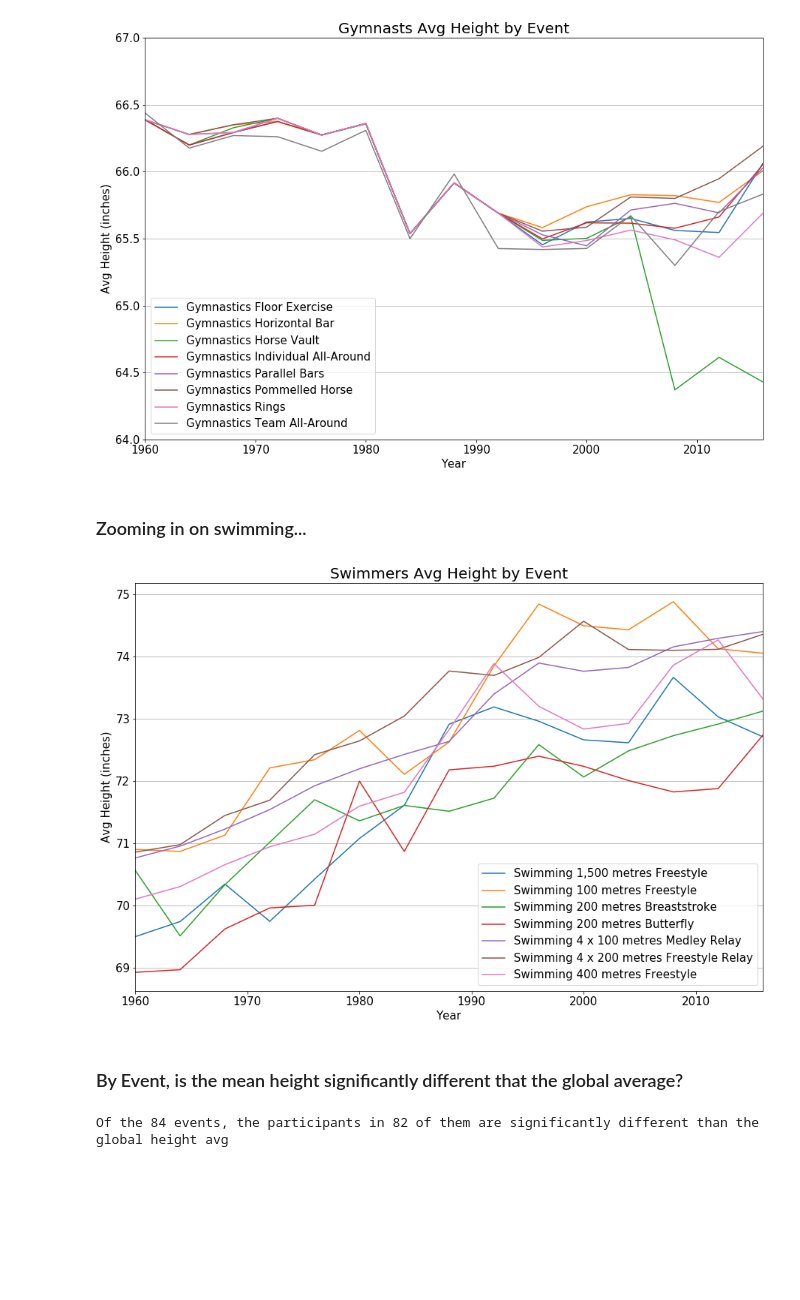
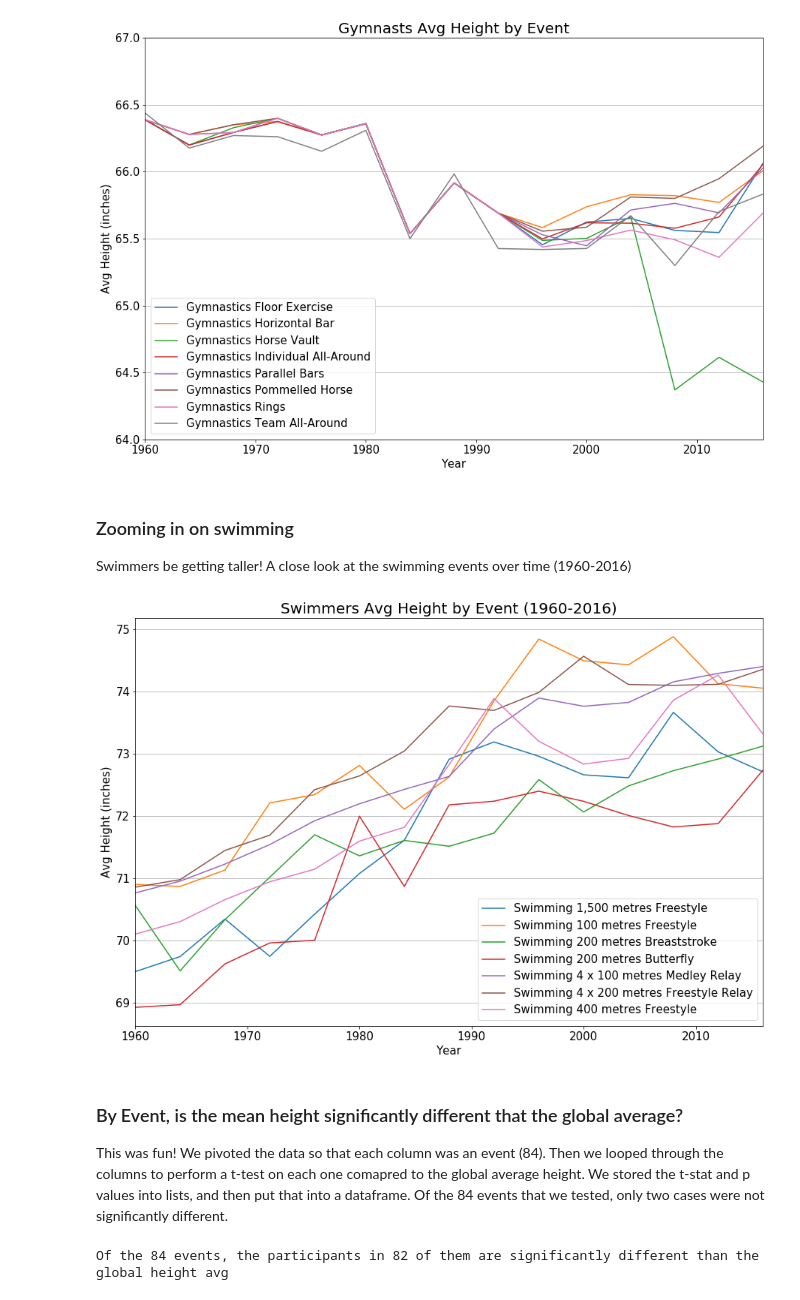
Before and after one commit to dowripple/ProjectOneRepo_JeremyKasieMichael, a Jupyter notebook: notebooks/OlympicHeights_Analysis.ipynb, the cells around one changed output. Cells and saved outputs as stored; diff of their text form; code cells hidden in the pictures; blank space fills up the shorter version.

```diff
--- a/notebooks/OlympicHeights_Analysis.ipynb
+++ b/notebooks/OlympicHeights_Analysis.ipynb
@@ -238,8 +244,9 @@ gym_chart.set_title('Gymnasts Avg Height by Event', fontdict={'fontsize': 20, 'f
 gym_chart.get_figure().savefig('..\images\gymers.png')
 # %% [output]
 [figure]
-# %% [markdown]
-### Zooming in on swimming...
+# %% [markdown]
+### Zooming in on swimming
+Swimmers be getting taller!  A close look at the swimming events over time (1960-2016)
 # %%
 # new df for just athletics
 swim_df = olympic_df.loc[olympic_df['Sport']=='Swimming']
@@ -249,37 +256,38 @@ swim_Avg = pd.DataFrame(swim_df.groupby(['Sub Event','Year'])['Height'].mean().r
 
 # rename column
 swim_Avg = swim_Avg.rename(columns={'Height':'Avg Height'})
 
 # pivot for charting
 swim_pivot = swim_Avg.pivot(index='Year', columns='Sub Event', values = 'Avg Height').reset_index()
 
 # build the column list
 columns = []
 for columnName, columnValues in swim_pivot.iteritems():
     if columnName != 'Year':
         columns.append(columnName)
 
 swim_chart = swim_pivot.plot(
     x='Year',
     y=columns,
     figsize=(15,10),
 #     title = 'Swimmers Avg Height by Event',
     fontsize = 15,
 #     ylim = (64,67),
     xlim = (1960, 2016)
 )
 
 swim_chart.set_xlabel("Year", fontsize=15)
 swim_chart.set_ylabel('Avg Height (inches)', fontsize=15)
 swim_chart.yaxis.grid(True)
 swim_chart.legend(loc='best',fontsize=15)
-swim_chart.set_title('Swimmers Avg Height by Event', fontdict={'fontsize': 20, 'fontweight': 'medium'})
+swim_chart.set_title('Swimmers Avg Height by Event (1960-2016)', fontdict={'fontsize': 20, 'fontweight': 'medium'})
 
 swim_chart.get_figure().savefig('..\images\swimmers.png')
 # %% [output]
-[figure, old version]
+[figure, new version]
-# %% [markdown]
-### By Event, is the mean height significantly different that the global average?
+# %% [markdown]
+### By Event, is the mean height significantly different that the global average?
+This was fun! We pivoted the data so that each column was an event (84).  Then we looped through the columns to perform a t-test on each one comapred to the global average height.  We stored the t-stat and p values into lists, and then put that into a dataframe.  Of the 84 events that we tested, only two cases were not significantly different.
 # %%
 # get the average by sub-event and year
 subevent_year_avg = pd.DataFrame(olympic_df.groupby(['Sub Event','Year'])['Height'].mean().reset_index())
```
Also changed, not shown: parts of 24 cells of this notebook, 3 other files.
